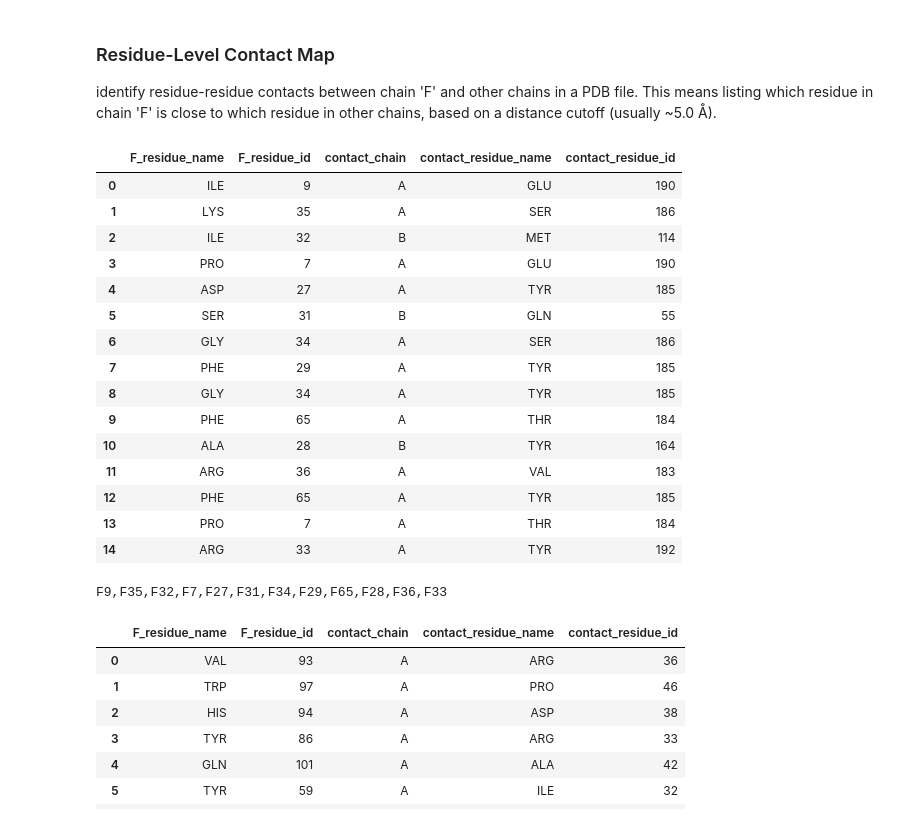
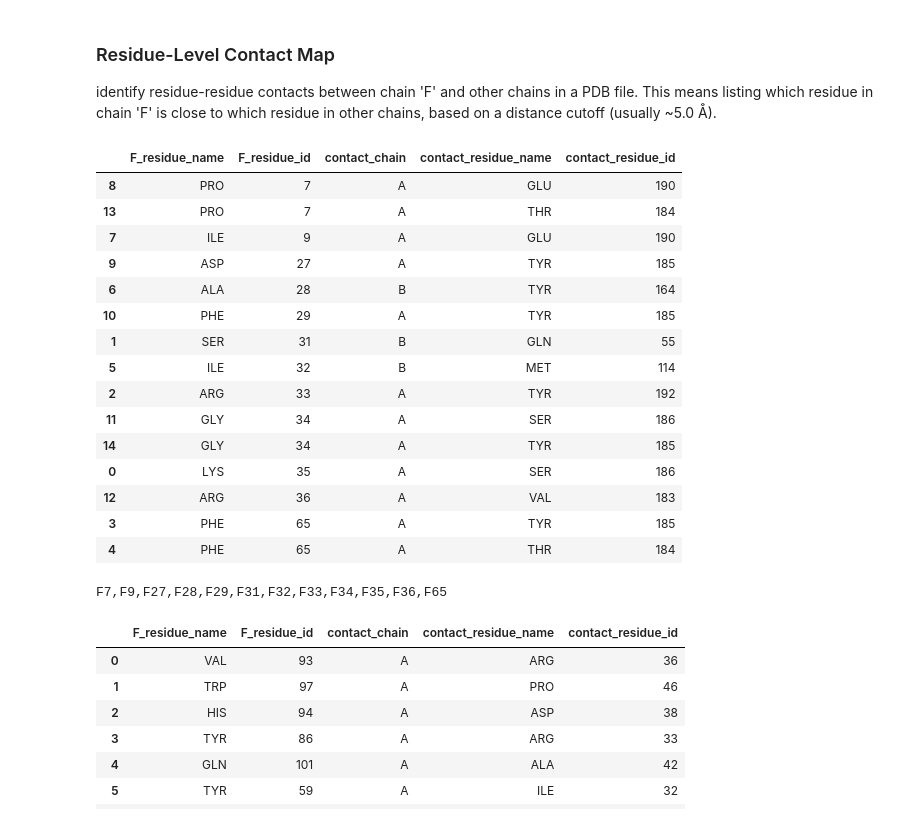
Before and after one commit to hemeai/ToxBind, a Jupyter notebook: functions/secondary_structure_analysis.ipynb, the cells around one changed output. Cells and saved outputs as stored; diff of their text form; code cells hidden in the pictures.

```diff
--- a/functions/secondary_structure_analysis.ipynb
+++ b/functions/secondary_structure_analysis.ipynb
@@ -836,53 +836,54 @@ def get_chain_residue_contacts(pdb_file, target_chain_id='F', distance_threshold
     # Store residue-residue contacts
     contacts = []
 
     for res_f in target_residues:
         for atom in res_f:
             neighbors = ns.search(atom.coord, distance_threshold)
             for neighbor in neighbors:
                 res_other = atom_to_residue[neighbor]
                 contact = {
                     'F_residue_name': res_f.get_resname(),
                     'F_residue_id': res_f.get_id()[1],
                     'contact_chain': res_other.get_parent().id,
                     'contact_residue_name': res_other.get_resname(),
                     'contact_residue_id': res_other.get_id()[1]
                 }
                 contacts.append(contact)
 
     # Remove duplicates
     contacts = [dict(t) for t in {tuple(d.items()) for d in contacts}]
     return contacts
 
 
 
 contacts = get_chain_residue_contacts("./../target/1yi5.pdb", target_chain_id='F', distance_threshold=3.5)
 
 import pandas as pd
 df_contacts = pd.DataFrame(contacts)
+df_contacts = df_contacts.sort_values(by="F_residue_id")
 display(df_contacts)
 # %% [output]
 |  | F_residue_name | F_residue_id | contact_chain | contact_residue_name | contact_residue_id |
-| 0 | ILE | 9 | A | GLU | 190 |
-| 1 | LYS | 35 | A | SER | 186 |
-| 2 | ILE | 32 | B | MET | 114 |
-| 3 | PRO | 7 | A | GLU | 190 |
-| 4 | ASP | 27 | A | TYR | 185 |
-| 5 | SER | 31 | B | GLN | 55 |
-| 6 | GLY | 34 | A | SER | 186 |
-| 7 | PHE | 29 | A | TYR | 185 |
-| 8 | GLY | 34 | A | TYR | 185 |
-| 9 | PHE | 65 | A | THR | 184 |
-| 10 | ALA | 28 | B | TYR | 164 |
-| 11 | ARG | 36 | A | VAL | 183 |
-| 12 | PHE | 65 | A | TYR | 185 |
+| 8 | PRO | 7 | A | GLU | 190 |
 | 13 | PRO | 7 | A | THR | 184 |
-| 14 | ARG | 33 | A | TYR | 192 |
+| 7 | ILE | 9 | A | GLU | 190 |
+| 9 | ASP | 27 | A | TYR | 185 |
+| 6 | ALA | 28 | B | TYR | 164 |
+| 10 | PHE | 29 | A | TYR | 185 |
+| 1 | SER | 31 | B | GLN | 55 |
+| 5 | ILE | 32 | B | MET | 114 |
+| 2 | ARG | 33 | A | TYR | 192 |
+| 11 | GLY | 34 | A | SER | 186 |
+| 14 | GLY | 34 | A | TYR | 185 |
+| 0 | LYS | 35 | A | SER | 186 |
+| 12 | ARG | 36 | A | VAL | 183 |
+| 3 | PHE | 65 | A | TYR | 185 |
+| 4 | PHE | 65 | A | THR | 184 |
 # %%
 f_residue_string = ",".join(df_contacts["F_residue_id"].apply(lambda x: f"F{x}").drop_duplicates())
 print(f_residue_string)
 # %% [output]
-F9,F35,F32,F7,F27,F31,F34,F29,F65,F28,F36,F33
+F7,F9,F27,F28,F29,F31,F32,F33,F34,F35,F36,F65
 # %%
 contacts = get_chain_residue_contacts("./../out/bindcraft/snake-venom-binder/2506192105/Accepted/1yi5_l105_s971412_mpnn2_model2.pdb", target_chain_id='B', distance_threshold=3)
 df_contacts_target = pd.DataFrame(contacts)
```
Also changed, not shown: 9 other files.
